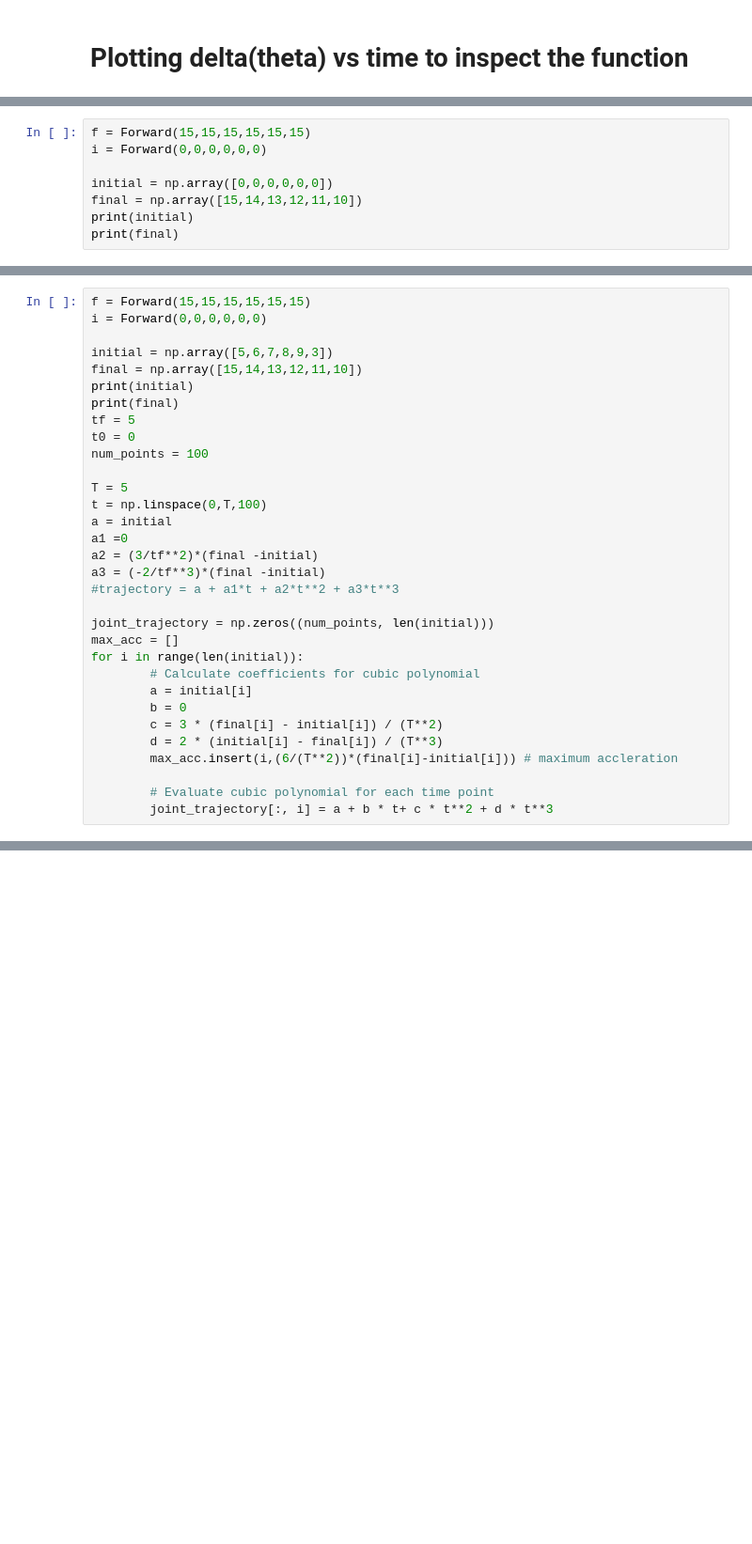
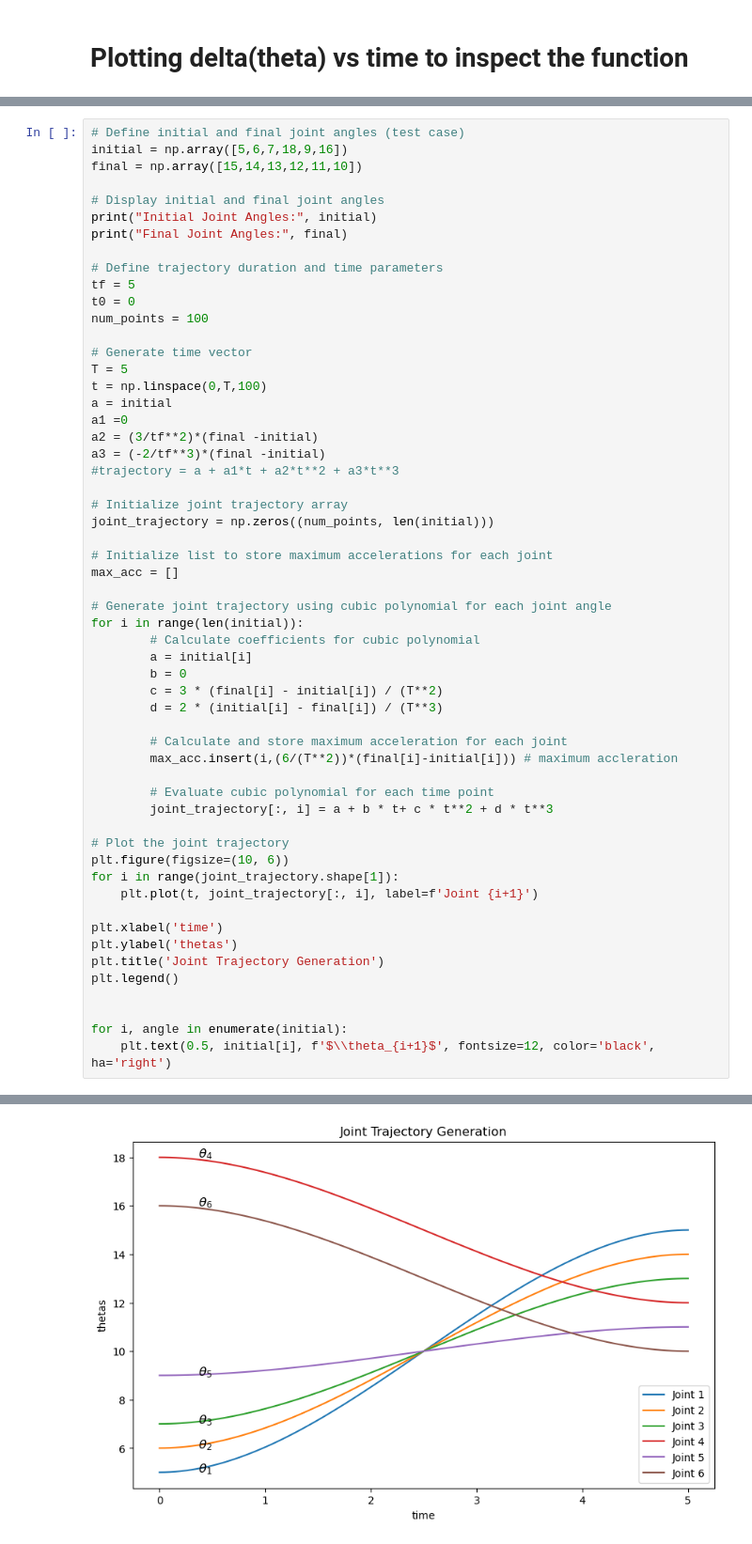
Before and after one commit to Abhimanyu-0/Xarm-6-robot, a Jupyter notebook: FOR Project.ipynb, the cells around one changed output, grey strips where cells are left out. Shown at 94% size. Cells and saved outputs as stored; diff of their text form; blank space fills up the shorter version.

```diff
--- a/FOR Project.ipynb
+++ b/FOR Project.ipynb
@@ -716,8 +691,0 @@ array([[ -0.],
-# %%
-f = Forward(15,15,15,15,15,15)
-i = Forward(0,0,0,0,0,0)
-
-initial = np.array([0,0,0,0,0,0])
-final = np.array([15,14,13,12,11,10])
-print(initial)
-print(final)
@@ -728,16 +694,19 @@ print(final)
 # Trajectory generation using cubic polynomial
 # %%
-f = Forward(15,15,15,15,15,15)
-i = Forward(0,0,0,0,0,0)
+# Define initial and final joint angles (test case)
+initial = np.array([5,6,7,18,9,16])
+final = np.array([15,14,13,12,11,10])
 
-initial = np.array([5,6,7,8,9,3])
-final = np.array([15,14,13,12,11,10])
-print(initial)
-print(final)
+# Display initial and final joint angles
+print("Initial Joint Angles:", initial)
+print("Final Joint Angles:", final)
+
+# Define trajectory duration and time parameters
 tf = 5
 t0 = 0
 num_points = 100
 
+# Generate time vector
 T = 5
 t = np.linspace(0,T,100)
 a = initial
@@ -746,16 +715,37 @@ a2 = (3/tf**2)*(final -initial)
 a3 = (-2/tf**3)*(final -initial)
 #trajectory = a + a1*t + a2*t**2 + a3*t**3
 
+# Initialize joint trajectory array
 joint_trajectory = np.zeros((num_points, len(initial)))
+
+# Initialize list to store maximum accelerations for each joint
 max_acc = []
+
+# Generate joint trajectory using cubic polynomial for each joint angle
 for i in range(len(initial)):
         # Calculate coefficients for cubic polynomial
         a = initial[i]
         b = 0
         c = 3 * (final[i] - initial[i]) / (T**2)
         d = 2 * (initial[i] - final[i]) / (T**3)
+
+        # Calculate and store maximum acceleration for each joint
         max_acc.insert(i,(6/(T**2))*(final[i]-initial[i])) # maximum accleration
 
         # Evaluate cubic polynomial for each time point
         joint_trajectory[:, i] = a + b * t+ c * t**2 + d * t**3
+
+# Plot the joint trajectory
+plt.figure(figsize=(10, 6))
+for i in range(joint_trajectory.shape[1]):
+    plt.plot(t, joint_trajectory[:, i], label=f'Joint {i+1}')
+
+plt.xlabel('time')
+plt.ylabel('thetas')
+plt.title('Joint Trajectory Generation')
+plt.legend()
+
+
+for i, angle in enumerate(initial):
+    plt.text(0.5, initial[i], f'$\\theta_{i+1}$', fontsize=12, color='black', ha='right')
 # %% [output]
@@ -763,0 +754 @@ for i in range(len(initial)):
+[figure, added]
```
Also changed, not shown: parts of 59 cells of this notebook.
